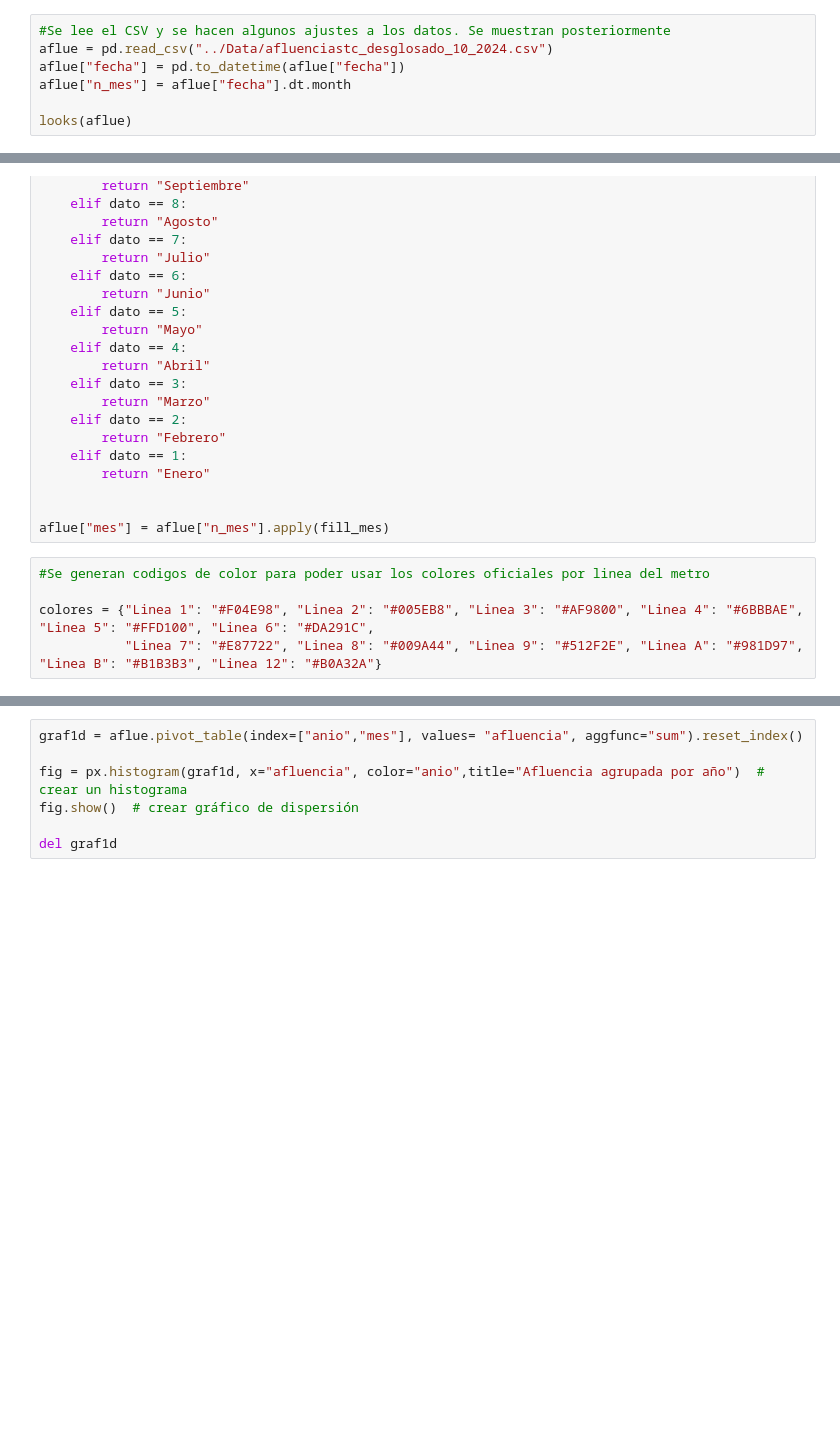
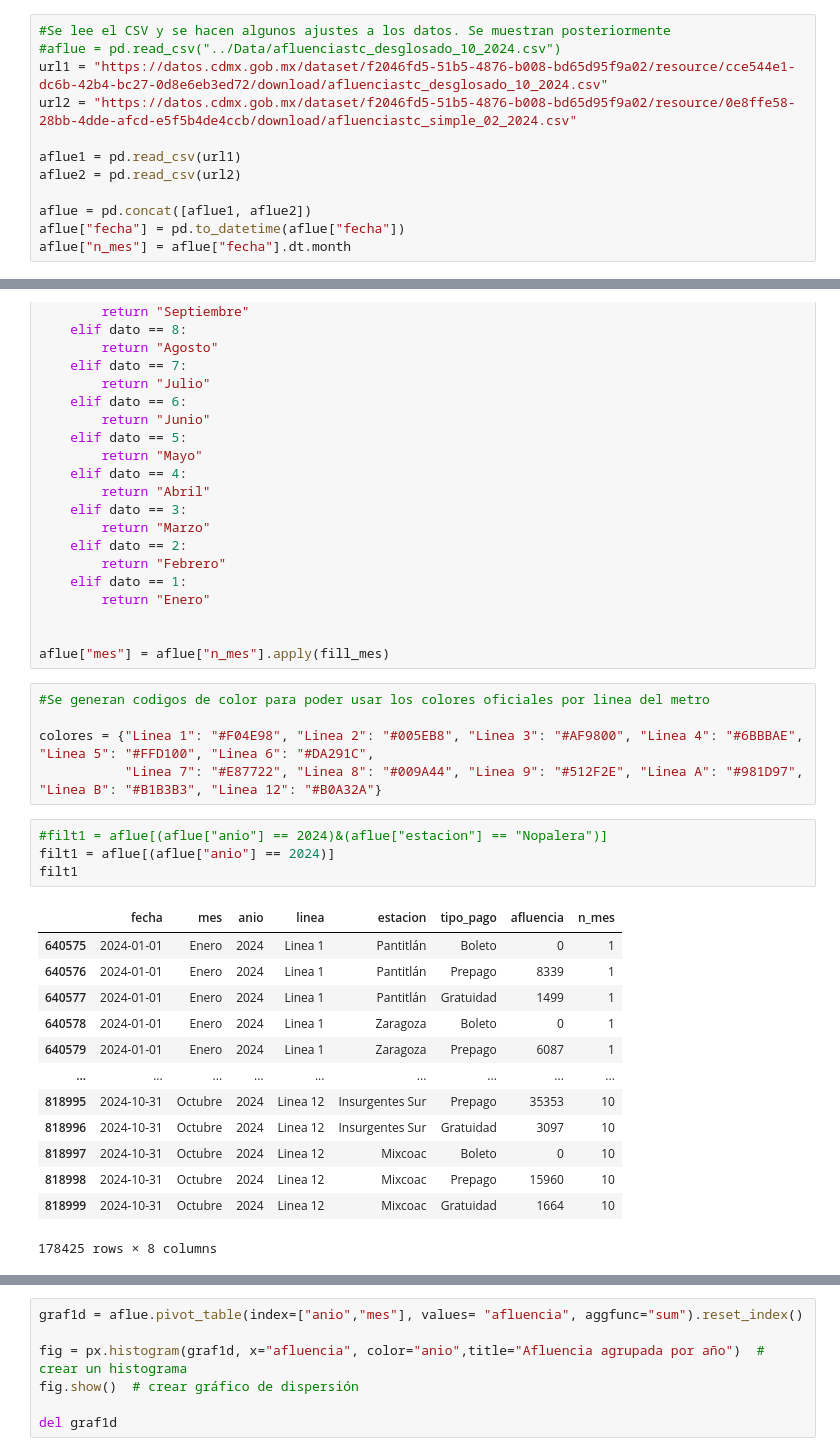
Before and after one commit to hukitan/TT_render, a Jupyter notebook: notebooks/EDA.ipynb, the cells around one changed output, grey strips where cells are left out. Drawn from its saved outputs; the diff is of its cells as text; blank space fills up the shorter version.

Commit message:
Actualiza la carga de datos para usar URLs en lugar de archivos locales y concatena múltiples fuentes de datos

```diff
--- a/notebooks/EDA.ipynb
+++ b/notebooks/EDA.ipynb
@@ -21,8 +21,13 @@ def looks(datos):
     print(datos.duplicated().sum())
 # %%
 #Se lee el CSV y se hacen algunos ajustes a los datos. Se muestran posteriormente
-aflue = pd.read_csv("../Data/afluenciastc_desglosado_10_2024.csv")
+#aflue = pd.read_csv("../Data/afluenciastc_desglosado_10_2024.csv")
+url1 = "https://datos.cdmx.gob.mx/dataset/f2046fd5-51b5-4876-b008-bd65d95f9a02/resource/cce544e1-dc6b-42b4-bc27-0d8e6eb3ed72/download/afluenciastc_desglosado_10_2024.csv"
+url2 = "https://datos.cdmx.gob.mx/dataset/f2046fd5-51b5-4876-b008-bd65d95f9a02/resource/0e8ffe58-28bb-4dde-afcd-e5f5b4de4ccb/download/afluenciastc_simple_02_2024.csv"
+
+aflue1 = pd.read_csv(url1)
+aflue2 = pd.read_csv(url2)
+
+aflue = pd.concat([aflue1, aflue2])
 aflue["fecha"] = pd.to_datetime(aflue["fecha"])
 aflue["n_mes"] = aflue["fecha"].dt.month
-
-looks(aflue)
@@ -115,3 +125,21 @@ aflue["mes"] = aflue["n_mes"].apply(fill_mes)
 
 colores = {"Linea 1": "#F04E98", "Linea 2": "#005EB8", "Linea 3": "#AF9800", "Linea 4": "#6BBBAE", "Linea 5": "#FFD100", "Linea 6": "#DA291C",
            "Linea 7": "#E87722", "Linea 8": "#009A44", "Linea 9": "#512F2E", "Linea A": "#981D97", "Linea B": "#B1B3B3", "Linea 12": "#B0A32A"}
+# %%
+#filt1 = aflue[(aflue["anio"] == 2024)&(aflue["estacion"] == "Nopalera")]
+filt1 = aflue[(aflue["anio"] == 2024)]
+filt1
+# %% [output]
+|  | fecha | mes | anio | linea | estacion | tipo_pago | afluencia | n_mes |
+| 640575 | 2024-01-01 | Enero | 2024 | Linea 1 | Pantitlán | Boleto | 0 | 1 |
+| 640576 | 2024-01-01 | Enero | 2024 | Linea 1 | Pantitlán | Prepago | 8339 | 1 |
+| 640577 | 2024-01-01 | Enero | 2024 | Linea 1 | Pantitlán | Gratuidad | 1499 | 1 |
+| 640578 | 2024-01-01 | Enero | 2024 | Linea 1 | Zaragoza | Boleto | 0 | 1 |
+| 640579 | 2024-01-01 | Enero | 2024 | Linea 1 | Zaragoza | Prepago | 6087 | 1 |
+| ... | ... | ... | ... | ... | ... | ... | ... | ... |
+| 818995 | 2024-10-31 | Octubre | 2024 | Linea 12 | Insurgentes Sur | Prepago | 35353 | 10 |
+| 818996 | 2024-10-31 | Octubre | 2024 | Linea 12 | Insurgentes Sur | Gratuidad | 3097 | 10 |
+| 818997 | 2024-10-31 | Octubre | 2024 | Linea 12 | Mixcoac | Boleto | 0 | 10 |
+| 818998 | 2024-10-31 | Octubre | 2024 | Linea 12 | Mixcoac | Prepago | 15960 | 10 |
+| 818999 | 2024-10-31 | Octubre | 2024 | Linea 12 | Mixcoac | Gratuidad | 1664 | 10 |
+178425 rows × 8 columns
```
Also changed, not shown: parts of 6 cells of this notebook, 1 other file.
